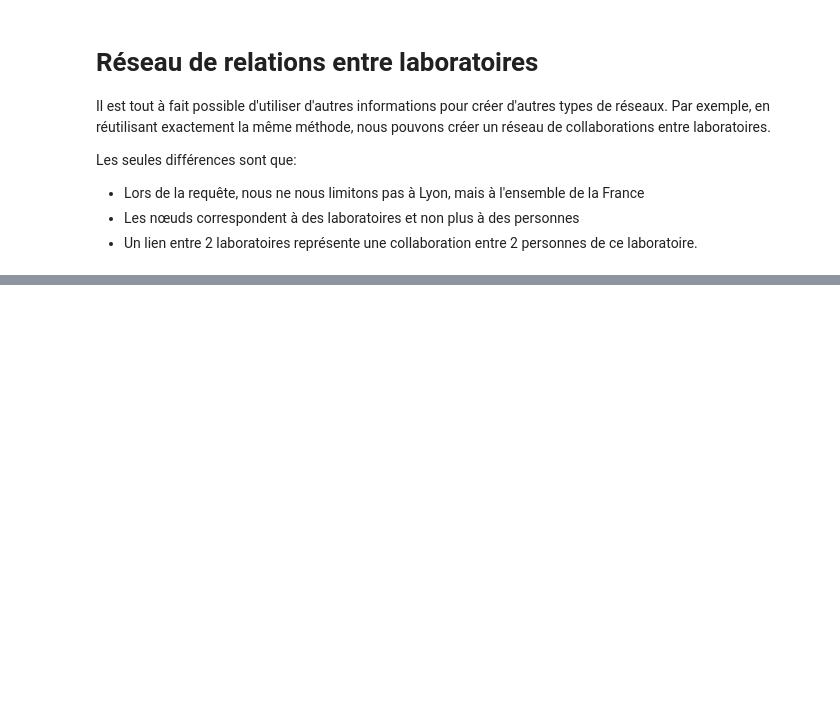
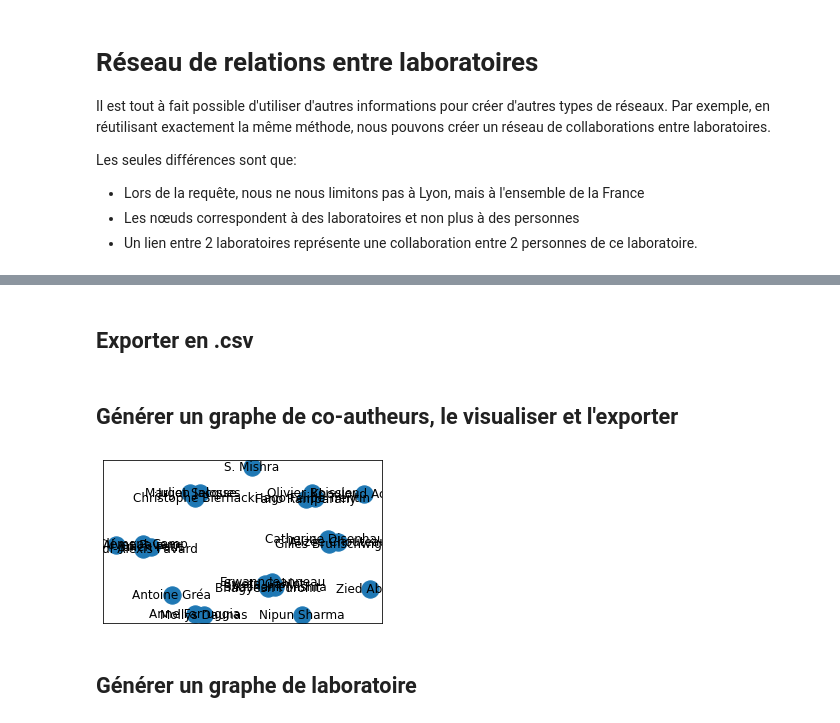
Before and after one commit to Yquetzal/Teaching_notebooks, a Jupyter notebook: Networks/cours_HAL_network.ipynb, the cells around one changed output, grey strips where cells are left out. Saved outputs shown, nothing was run; the diff lists cells and outputs as text; code cells hidden in the pictures; blank space fills up the shorter version.

```diff
--- a/Networks/cours_HAL_network.ipynb
+++ b/Networks/cours_HAL_network.ipynb
@@ -308,7 +292,0 @@ for authors in list(co_aut["authFullName_s"]): #pour tous les articles
-# %%
-#We count how many times each author appears:
-nodes=[]
-occurences=author_list
-for n,occ in dict(collections.Counter(occurences)).items(): #collections.Counter count occurences by item
-    if occ>1: #we filter out singleton to keep important actors
-        nodes.append((n,{"occurences":occ})) #we store the result in a format convenient for networkx
@@ -418,0 +444,9 @@ nx.write_graphml(g,"/Users/remycazabet/Downloads/co_labo.graphml")
+# %%
+domaine="UNIV-LYON/"
+mots="abstract_t:(facile)"
+dates="[2020 TO 2022]"
+colonnes="title_s,authFullName_s,abstr*,structAcronym_s,structCountry_s,structAddress_s,structType_s,structName_s"
+
+requete = "http://api.archives-ouvertes.fr/search/"+domaine+"?q="+mots+"&fq=publicationDate_s:"+dates+"&fl="+colonnes
+exemple_facile = get_all_elements(requete)
+exemple_facile
@@ -418,0 +471,2 @@ nx.write_graphml(g,"/Users/remycazabet/Downloads/co_labo.graphml")
+# %% [markdown]
+## Exporter en .csv
@@ -418,0 +475,10 @@ nx.write_graphml(g,"/Users/remycazabet/Downloads/co_labo.graphml")
+# %% [markdown]
+## Générer un graphe de co-autheurs, le visualiser et l'exporter
+# %%
+g_facile = co_occurence_network(exemple_facile,"authFullName_s",threshold=0)
+# %%
+plt.figure(1,figsize=(5,3))
+pos=nx.fruchterman_reingold_layout(g_facile)
+nx.draw_networkx(g_facile,pos=pos)
+# %% [output]
+[figure, added]
@@ -418,0 +487,2 @@ nx.write_graphml(g,"/Users/remycazabet/Downloads/co_labo.graphml")
+# %% [markdown]
+## Générer un graphe de laboratoire
```
Also changed, not shown: parts of 43 cells of this notebook, 1 other file.
